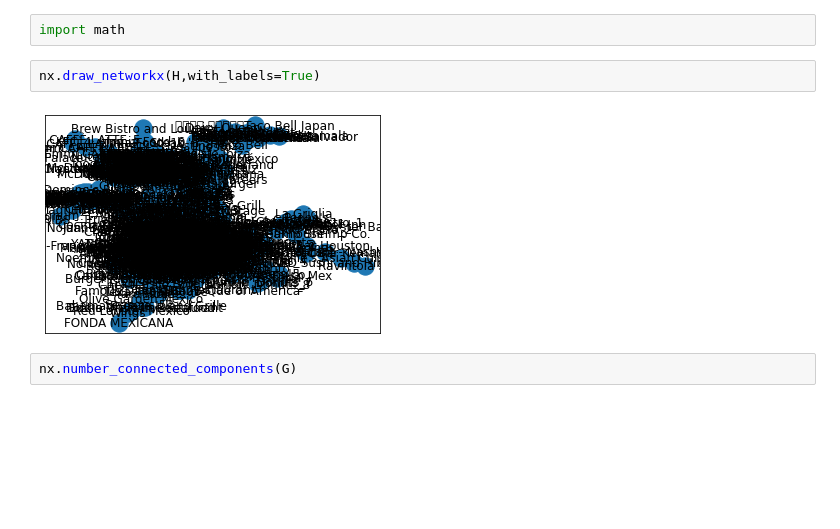
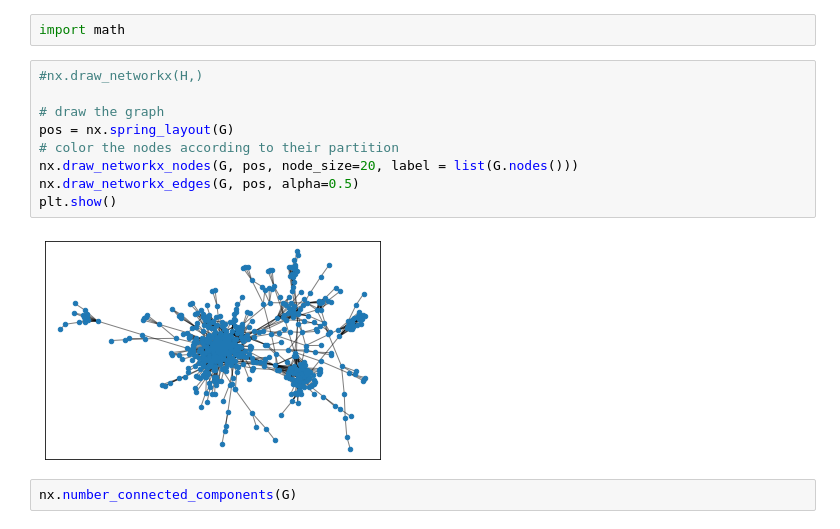
Before and after one commit to Andreaierardi/SocialNetworkAnalysis-project, a Jupyter notebook: project_code.ipynb, the cells around one changed output. Saved outputs shown, nothing was run; the diff lists cells and outputs as text; blank space fills up the shorter version.

```diff
--- a/project_code.ipynb
+++ b/project_code.ipynb
@@ -310,10 +310,17 @@ True
 1
 # %%
 import math
-# %%
-nx.draw_networkx(H,with_labels=True)
-# %% [output]
-[figure, removed]
+# %%
+#nx.draw_networkx(H,)
+
+# draw the graph
+pos = nx.spring_layout(G)
+# color the nodes according to their partition
+nx.draw_networkx_nodes(G, pos, node_size=20, label = list(G.nodes()))
+nx.draw_networkx_edges(G, pos, alpha=0.5)
+plt.show()
+# %% [output]
+[figure, added]
 # %%
 nx.number_connected_components(G)
 # %% [output]
```
Also changed, not shown: parts of 17 cells of this notebook.
